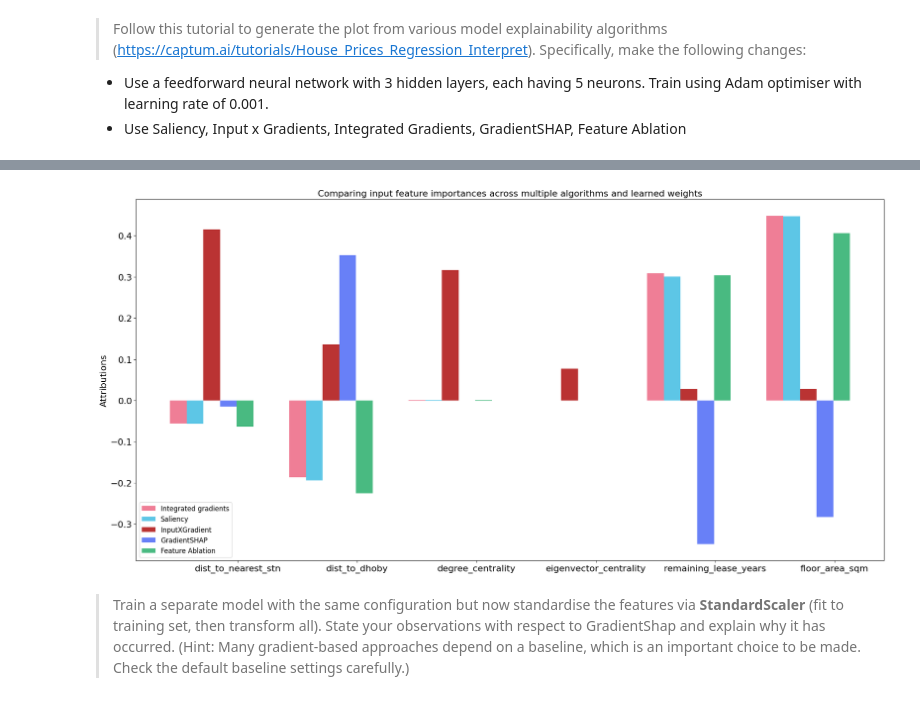
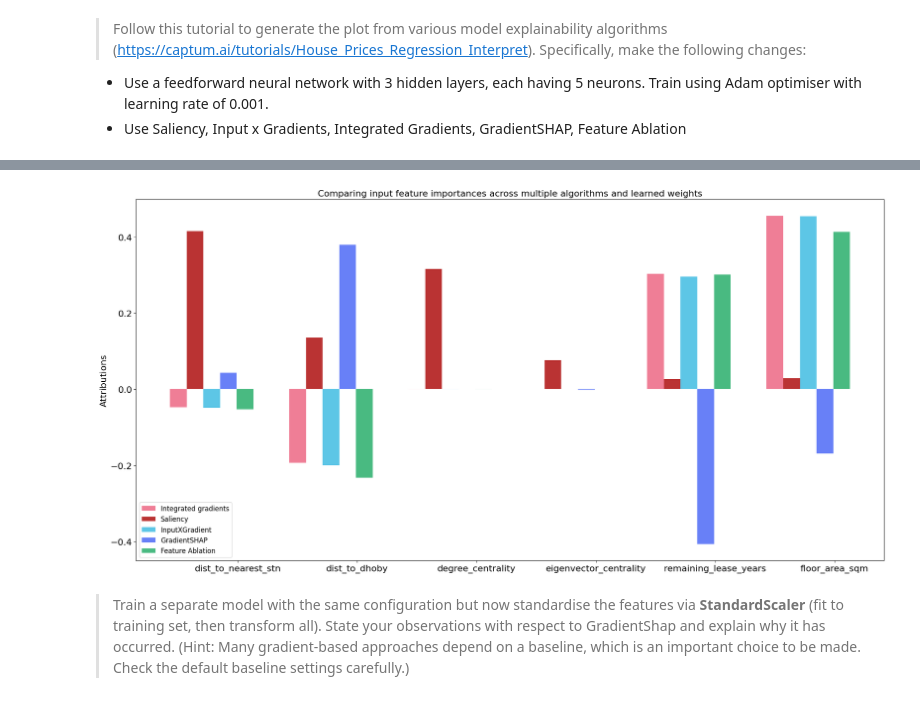
Before and after one commit to LeeYCMichael/CZ4042_NN_lab, a Jupyter notebook: Assignment/PartB_3.ipynb, the cells around one changed output, grey strips where cells are left out. Cells and saved outputs as stored; diff of their text form; code cells hidden in the pictures.

```diff
--- a/Assignment/PartB_3.ipynb
+++ b/Assignment/PartB_3.ipynb
@@ -148,10 +148,11 @@ ing = InputXGradient(model)
 gs = GradientShap(model)
 fa = FeatureAblation(model)
 
+get_first_n_features = 3000
 # X_test = torch.tensor(df_test.drop(columns=['resale_price']).values).float()
-X_test = torch.tensor(df_test.drop(columns=['resale_price']).values).float()[:1000]
+X_test = torch.tensor(df_test.drop(columns=['resale_price']).values).float()[:get_first_n_features]
 # X_train = torch.tensor(df_train.drop(columns=['resale_price']).values).float()
-X_train = torch.tensor(df_train.drop(columns=['resale_price']).values).float()[:1000]
+X_train = torch.tensor(df_train.drop(columns=['resale_price']).values).float()[:get_first_n_features]
 
 # ig_attr_test = ig.attribute(X_test.float(), n_steps=50)
 # st_nt_attr_test = sal.attribute(X_test)
@@ -170,12 +171,6 @@ x_axis_data_labels = list(map(lambda idx: feature_names[idx], x_axis_data))
 
 ig_attr_test_sum = ig_attr_test.detach().numpy().sum(0)
 ig_attr_test_norm_sum = ig_attr_test_sum / np.linalg.norm(ig_attr_test_sum, ord=1)
-
-# ig_nt_attr_test_sum = ig_nt_attr_test.detach().numpy().sum(0)
-# ig_nt_attr_test_norm_sum = ig_nt_attr_test_sum / np.linalg.norm(ig_nt_attr_test_sum, ord=1)
-
-# dl_attr_test_sum = dl_attr_test.detach().numpy().sum(0)
-# dl_attr_test_norm_sum = dl_attr_test_sum / np.linalg.norm(dl_attr_test_sum, ord=1)
 
 sal_attr_test_sum = sal_attr_test.detach().numpy().sum(0)
 sal_attr_test_norm_sum = sal_attr_test_sum / np.linalg.norm(sal_attr_test_sum, ord=1)
@@ -189,45 +184,37 @@ gs_attr_test_norm_sum = gs_attr_test_sum / np.linalg.norm(gs_attr_test_sum, ord=
 fa_attr_test_sum = fa_attr_test.detach().numpy().sum(0)
 fa_attr_test_norm_sum = fa_attr_test_sum / np.linalg.norm(fa_attr_test_sum, ord=1)
 
-# lin_weight = model.mlp_stack[0].weight.detach().numpy()
-# y_axis_lin_weight = lin_weight / np.linalg.norm(lin_weight, ord=1)
 
 width = 0.14
-# legends = ['Int Grads', 'Int Grads w/SmoothGrad','DeepLift', 'GradientSHAP', 'Feature Ablation', 'Weights']
 legends = ['Integrated gradients', 'Saliency', 'InputXGradient', 'GradientSHAP', 'Feature Ablation']
 plt.figure(figsize=(20, 10))
 
 ax = plt.subplot()
 ax.set_title('Comparing input feature importances across multiple algorithms and learned weights')
 ax.set_ylabel('Attributions')
 
 FONT_SIZE = 16
 plt.rc('font', size=FONT_SIZE)            # fontsize of the text sizes
 plt.rc('axes', titlesize=FONT_SIZE)       # fontsize of the axes title
 plt.rc('axes', labelsize=FONT_SIZE)       # fontsize of the x and y labels
 plt.rc('legend', fontsize=FONT_SIZE - 4)  # fontsize of the legend
 
 ax.bar(x_axis_data, ig_attr_test_norm_sum, width, align='center', alpha=0.8, color='#eb5e7c')
-# ax.bar(x_axis_data + width, ig_nt_attr_test_norm_sum, width, align='center', alpha=0.7, color='#A90000')
-# ax.bar(x_axis_data + 2 * width, dl_attr_test_norm_sum, width, align='center', alpha=0.6, color='#34b8e0')
-ax.bar(x_axis_data + 1 * width, ing_attr_test_norm_sum, width, align='center',  alpha=0.8, color='#34b8e0')
-ax.bar(x_axis_data + 2 * width, sal_attr_test_norm_sum, width, align='center',  alpha=0.8, color='#A90000')
+ax.bar(x_axis_data + 1 * width, sal_attr_test_norm_sum, width, align='center',  alpha=0.8, color='#A90000')
+ax.bar(x_axis_data + 2 * width, ing_attr_test_norm_sum, width, align='center',  alpha=0.8, color='#34b8e0')
 ax.bar(x_axis_data + 3 * width, gs_attr_test_norm_sum, width, align='center',  alpha=0.8, color='#4260f5')
 ax.bar(x_axis_data + 4 * width, fa_attr_test_norm_sum, width, align='center', alpha=1.0, color='#49ba81')
 
-
-
-# ax.bar(x_axis_data + 5 * width, y_axis_lin_weight, width, align='center', alpha=1.0, color='grey')
 ax.autoscale_view()
 plt.tight_layout()
 
-ax.set_xticks(x_axis_data + 0.5)
+ax.set_xticks(x_axis_data + 0.5)cccccc
 ax.set_xticklabels(x_axis_data_labels)
 
 plt.legend(legends, loc=3)
 plt.show()
 # %% [output]
-[figure, old version]
+[figure, new version]
 # %% [markdown]
 > Train a separate model with the same configuration but now standardise the features via **StandardScaler** (fit to training set, then transform all). State your observations with respect to GradientShap and explain why it has occurred.
 (Hint: Many gradient-based approaches depend on a baseline, which is an important choice to be made. Check the default baseline settings carefully.)
```
Also changed, not shown: parts of 8 cells of this notebook, 1 other file.
